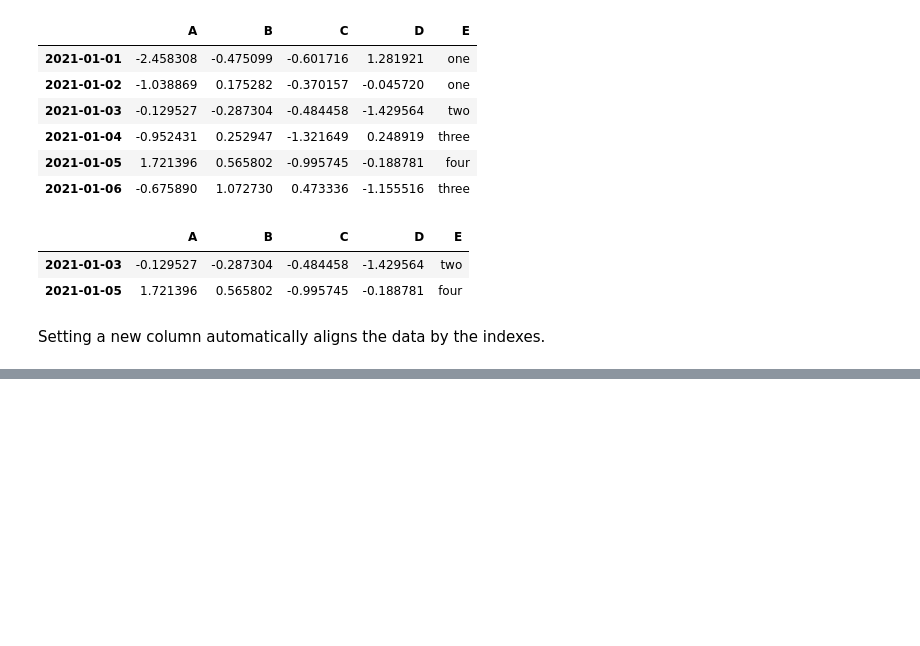
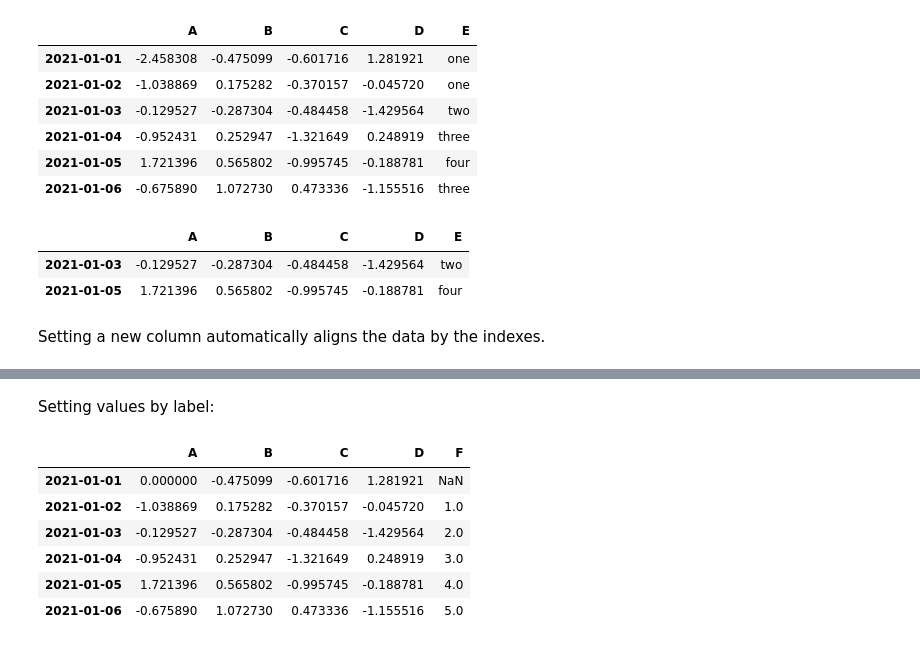
Before and after one commit to wuxbeyond/pandas-study, a Jupyter notebook: 10分钟介绍pandas.ipynb, the cells around one changed output, grey strips where cells are left out. Drawn from its saved outputs; the diff is of its cells as text; code cells hidden in the pictures; blank space fills up the shorter version.

```diff
--- a/10分钟介绍pandas.ipynb
+++ b/10分钟介绍pandas.ipynb
@@ -352,3 +352,6 @@ df2[df2["E"].isin(["two","four"])]
 | 2021-01-05 | 1.721396 | 0.565802 | -0.995745 | -0.188781 | four |
 # %% [markdown]
 Setting a new column automatically aligns the data by the indexes.
+# %%
+s1=pd.Series([1,2,3,4,5,6], index=pd.date_range("20210102",periods=6))
+s1
@@ -354,0 +366,15 @@ Setting a new column automatically aligns the data by the indexes.
+# %%
+df["F"]=s1
+# %% [markdown]
+Setting values by label:
+# %%
+df.at[dates[0], "A"] =0
+df
+# %% [output]
+|  | A | B | C | D | F |
+| 2021-01-01 | 0.000000 | -0.475099 | -0.601716 | 1.281921 | NaN |
+| 2021-01-02 | -1.038869 | 0.175282 | -0.370157 | -0.045720 | 1.0 |
+| 2021-01-03 | -0.129527 | -0.287304 | -0.484458 | -1.429564 | 2.0 |
+| 2021-01-04 | -0.952431 | 0.252947 | -1.321649 | 0.248919 | 3.0 |
+| 2021-01-05 | 1.721396 | 0.565802 | -0.995745 | -0.188781 | 4.0 |
+| 2021-01-06 | -0.675890 | 1.072730 | 0.473336 | -1.155516 | 5.0 |
```
Also changed, not shown: parts of 8 cells of this notebook.
